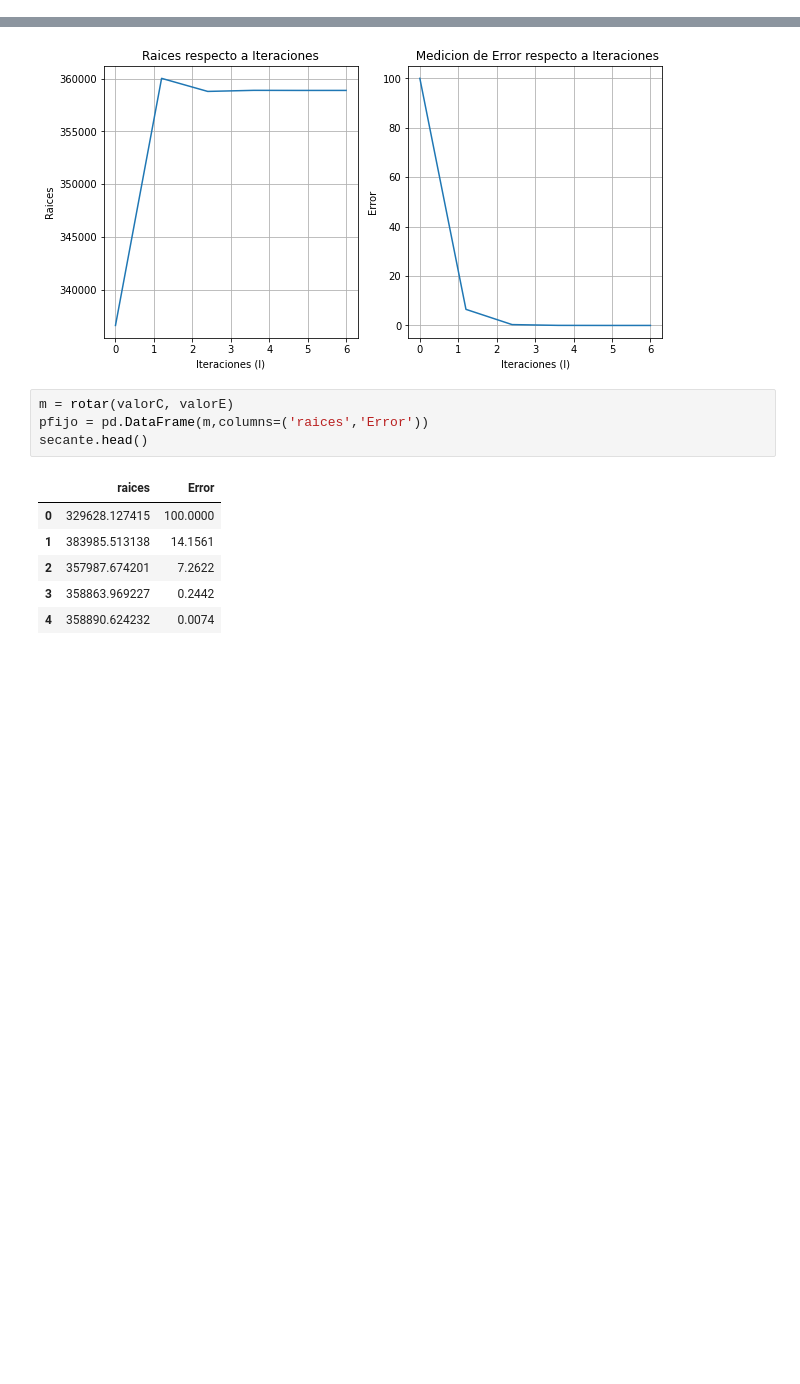
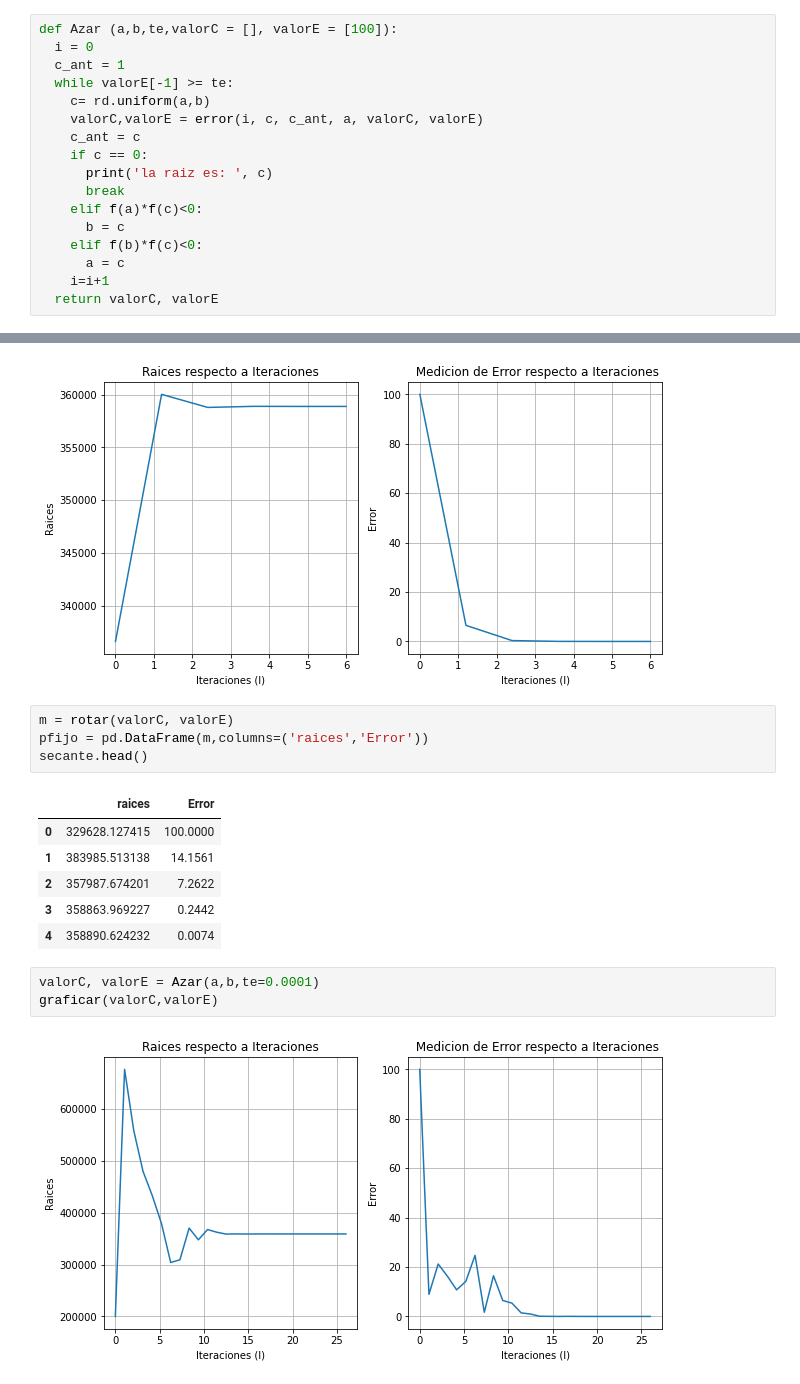
Before and after one commit to Programacion315/Metodos_Numericos_Problema, a Jupyter notebook: Trabajo_Final_Metodos_Numericos.ipynb, the cells around one changed output, grey strips where cells are left out. Drawn from its saved outputs; the diff is of its cells as text; blank space fills up the shorter version.

```diff
--- a/Trabajo_Final_Metodos_Numericos.ipynb
+++ b/Trabajo_Final_Metodos_Numericos.ipynb
@@ -97,3 +103,20 @@ def F_posicion (a,b,te,valorC = [], valorE = [100]):
+# %%
+def Azar (a,b,te,valorC = [], valorE = [100]):
+  i = 0
+  c_ant = 1
+  while valorE[-1] >= te:
+    c= rd.uniform(a,b)
+    valorC,valorE = error(i, c, c_ant, a, valorC, valorE)
+    c_ant = c
+    if c == 0:
+      print('la raiz es: ', c)
+      break
+    elif f(a)*f(c)<0:
+      b = c
+    elif f(b)*f(c)<0:
+      a = c
+    i=i+1
+  return valorC, valorE
 # %% [markdown]
 #Newton
 # %%
@@ -220,3 +247,8 @@ secante.head()
 | 2 | 357987.674201 | 7.2622 |
 | 3 | 358863.969227 | 0.2442 |
 | 4 | 358890.624232 | 0.0074 |
+# %%
+valorC, valorE = Azar(a,b,te=0.0001)
+graficar(valorC,valorE)
+# %% [output]
+[figure, added]
```
Also changed, not shown: parts of 5 cells of this notebook.
